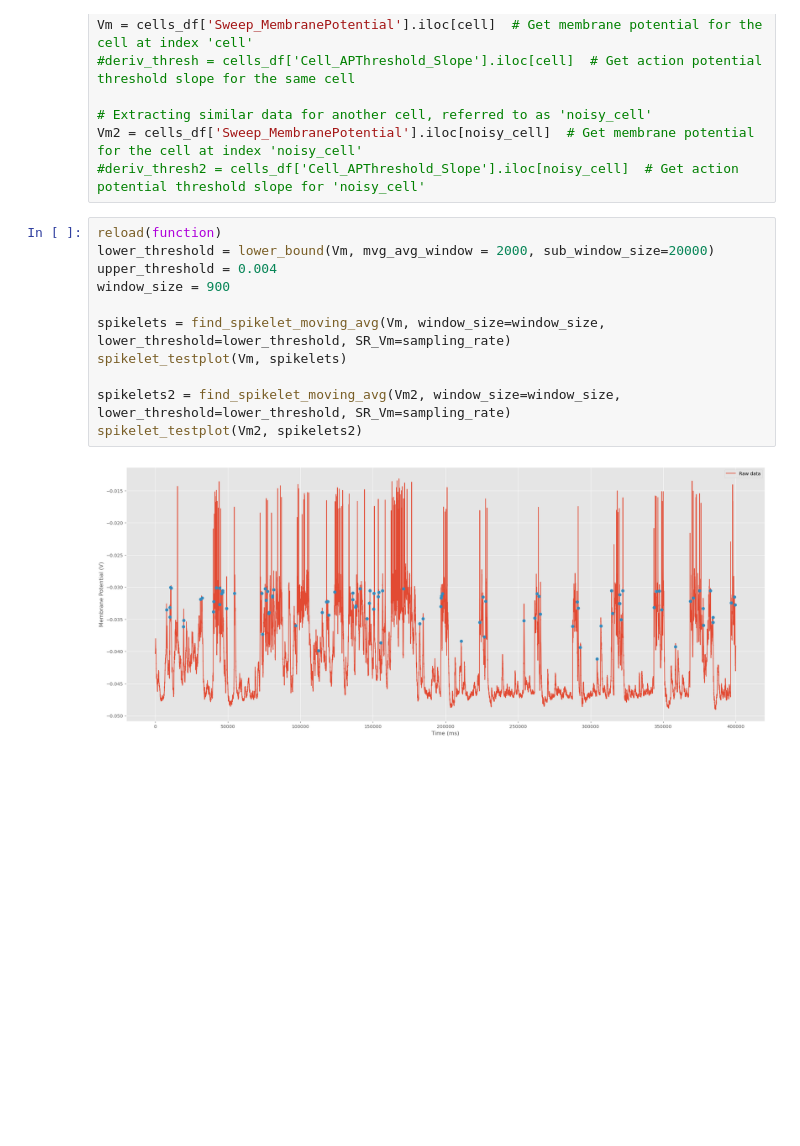
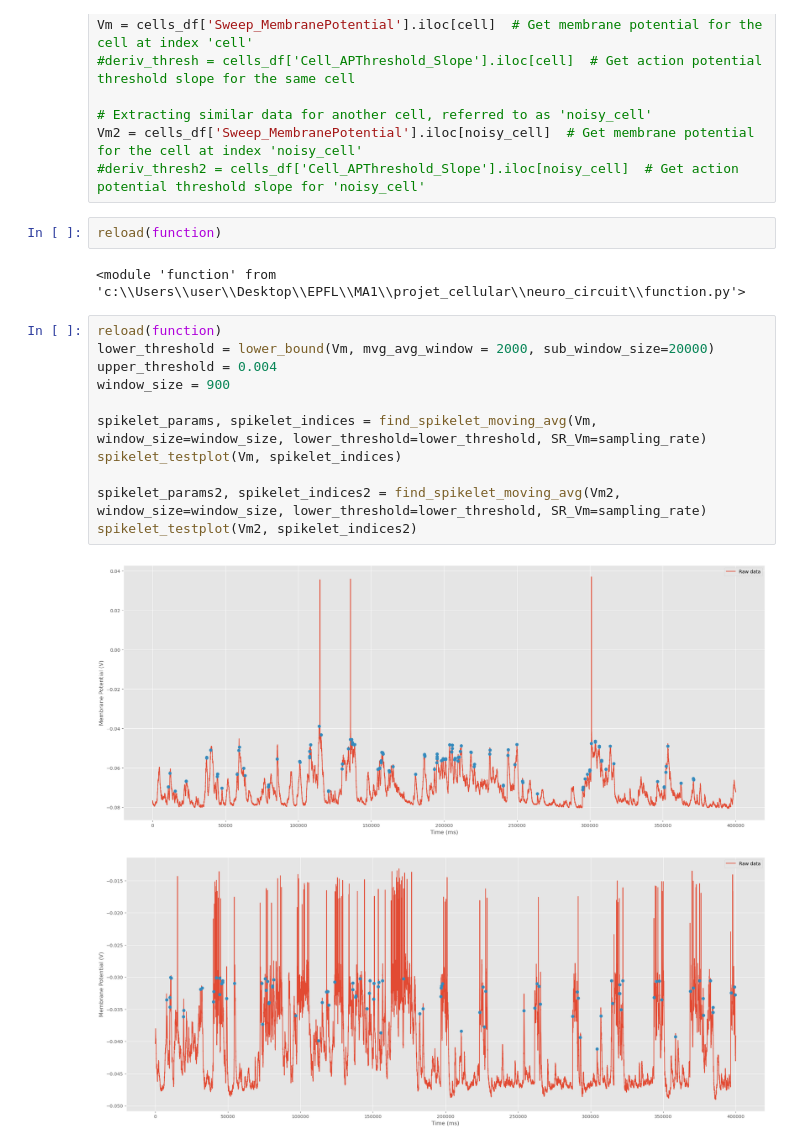
Before and after one commit to maxcaa/neuro_circuit, a Jupyter notebook: Cleardoc.ipynb, the cells around one changed output. Cells and saved outputs as stored; diff of their text form; blank space fills up the shorter version.

```diff
--- a/Cleardoc.ipynb
+++ b/Cleardoc.ipynb
@@ -54,18 +54,23 @@ Vm = cells_df['Sweep_MembranePotential'].iloc[cell]  # Get membrane potential fo
 # Extracting similar data for another cell, referred to as 'noisy_cell'
 Vm2 = cells_df['Sweep_MembranePotential'].iloc[noisy_cell]  # Get membrane potential for the cell at index 'noisy_cell'
 #deriv_thresh2 = cells_df['Cell_APThreshold_Slope'].iloc[noisy_cell]  # Get action potential threshold slope for 'noisy_cell'
+# %%
+reload(function)
+# %% [output]
+<module 'function' from 'c:\\Users\\user\\Desktop\\EPFL\\MA1\\projet_cellular\\neuro_circuit\\function.py'>
 # %%
 reload(function)
 lower_threshold = lower_bound(Vm, mvg_avg_window = 2000, sub_window_size=20000)
 upper_threshold = 0.004
 window_size = 900
 
-spikelets = find_spikelet_moving_avg(Vm, window_size=window_size, lower_threshold=lower_threshold, SR_Vm=sampling_rate)
-spikelet_testplot(Vm, spikelets)
+spikelet_params, spikelet_indices = find_spikelet_moving_avg(Vm, window_size=window_size, lower_threshold=lower_threshold, SR_Vm=sampling_rate)
+spikelet_testplot(Vm, spikelet_indices)
 
-spikelets2 = find_spikelet_moving_avg(Vm2, window_size=window_size, lower_threshold=lower_threshold, SR_Vm=sampling_rate)
-spikelet_testplot(Vm2, spikelets2)
+spikelet_params2, spikelet_indices2 = find_spikelet_moving_avg(Vm2, window_size=window_size, lower_threshold=lower_threshold, SR_Vm=sampling_rate)
+spikelet_testplot(Vm2, spikelet_indices2)
 # %% [output]
-[figure, old version]
+[figure, new version]
+[figure, added]
 # %%
 reload(function)
```
Also changed, not shown: parts of 3 cells of this notebook, 1 other file.
